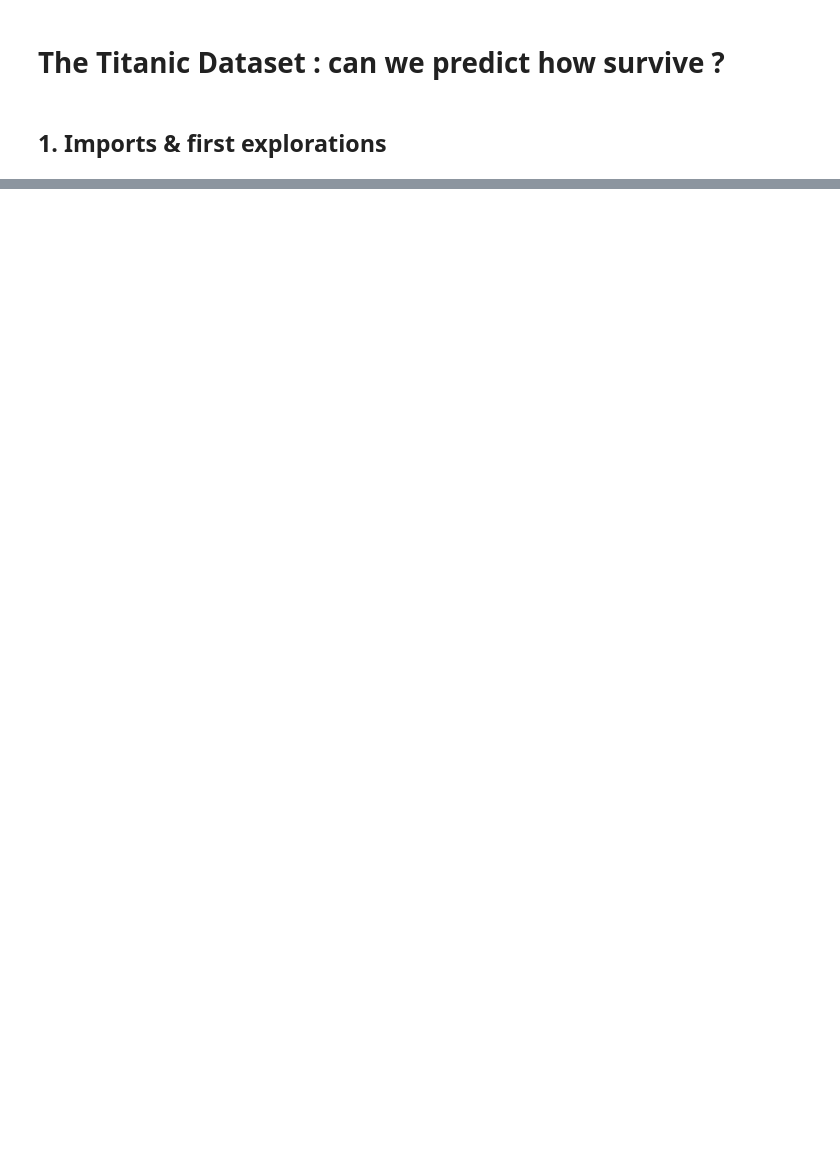
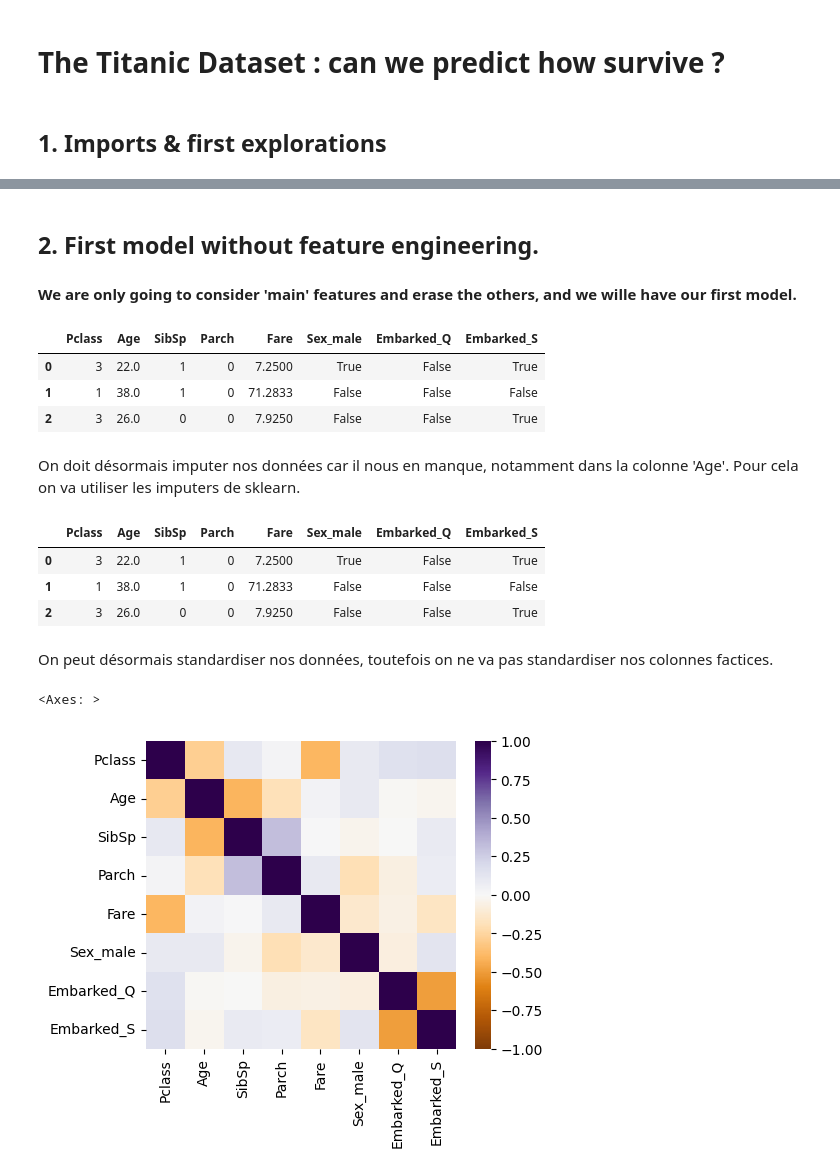
Before and after one commit to leclercrafael/kaggle_titanic, a Jupyter notebook: main.ipynb, the cells around one changed output, grey strips where cells are left out. Cells and saved outputs as stored; diff of their text form; code cells hidden in the pictures; blank space fills up the shorter version.

Commit message:
Adding models

```diff
--- a/main.ipynb
+++ b/main.ipynb
@@ -37,0 +46,7 @@ from sklearn.experimental import enable_iterative_imputer
+# %%
+train = pd.read_csv('data/train.csv')
+test = pd.read_csv('data/test.csv')
+index_test = test.PassengerId
+X_train = train.drop(columns=['Survived'], axis=1)
+y_train = train.Survived
+print('Data is ready')
@@ -37,0 +62,55 @@ from sklearn.experimental import enable_iterative_imputer
+# %% [markdown]
+<h2>2. First model without feature engineering.
+<h4>We are only going to consider 'main' features and erase the others, and we wille have our first model.
+# %%
+X_train = X_train.drop(columns=['Cabin', 'Name', 'Ticket', 'PassengerId'], axis=1)
+X_train = pd.get_dummies(X_train, drop_first=True)
+X_train.head(3)
+# %% [output]
+|  | Pclass | Age | SibSp | Parch | Fare | Sex_male | Embarked_Q | Embarked_S |
+| 0 | 3 | 22.0 | 1 | 0 | 7.2500 | True | False | True |
+| 1 | 1 | 38.0 | 1 | 0 | 71.2833 | False | False | False |
+| 2 | 3 | 26.0 | 0 | 0 | 7.9250 | False | False | True |
+# %% [markdown]
+On doit désormais imputer nos données car il nous en manque, notamment dans la colonne 'Age'. Pour cela on va utiliser les imputers de sklearn.
+# %%
+num_cols=['Pclass', 'Age', 'SibSp', 'Parch', 'Fare']
+imputer=impute.IterativeImputer()
+imputer.fit(X_train[num_cols])
+imputed=imputer.transform(X_train[num_cols])
+X_train.loc[:,num_cols]=imputed
+imputed_t=imputer.transform(test[num_cols])
+test.loc[:,num_cols]=imputed_t
+# %%
+X_train.head(3)
+# %% [output]
+|  | Pclass | Age | SibSp | Parch | Fare | Sex_male | Embarked_Q | Embarked_S |
+| 0 | 3 | 22.0 | 1 | 0 | 7.2500 | True | False | True |
+| 1 | 1 | 38.0 | 1 | 0 | 71.2833 | False | False | False |
+| 2 | 3 | 26.0 | 0 | 0 | 7.9250 | False | False | True |
+# %% [markdown]
+On peut désormais standardiser nos données, toutefois on ne va pas standardiser nos colonnes factices.
+# %%
+scaler=preprocessing.StandardScaler()
+cols= "Pclass,Age,SibSp,Parch,Fare".split(",")
+
+scaler.fit(X_train[cols])
+X_train.loc[:,cols] = scaler.transform(X_train[cols]).astype('int64')
+test.loc[:,cols] = scaler.transform(test[cols]).astype('int64')
+# %%
+# Calcul de la matrice de corrélation deux à deux
+corr_matrix = X_train.corr()
+
+# Initialisation figure
+plt.figure(figsize=(5, 4))
+
+# Affichage heatmap
+sns.heatmap(corr_matrix,
+            vmin=-1, # borne inf des valeurs à afficher
+            vmax=1, # borne sup des valeurs à afficher
+            center= 0, # valeur médiane des valeurs à afficher,
+            cmap='PuOr', # colormap divergente de violet (PUrple) vers orange (ORange)
+           )
+# %% [output]
+<Axes: >
+[figure, added]
```
Also changed, not shown: parts of 6 cells of this notebook.
